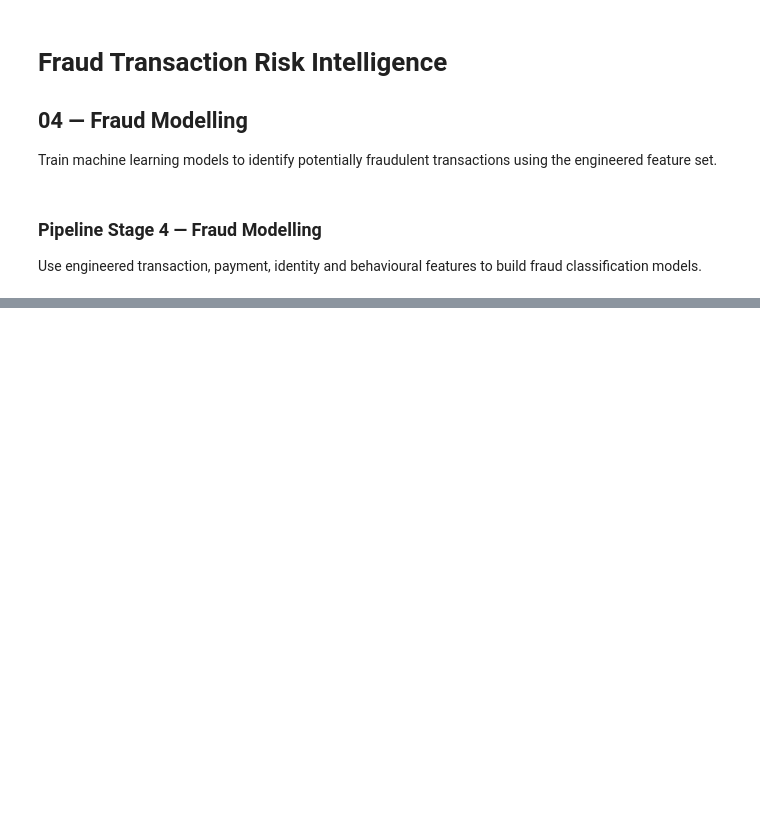
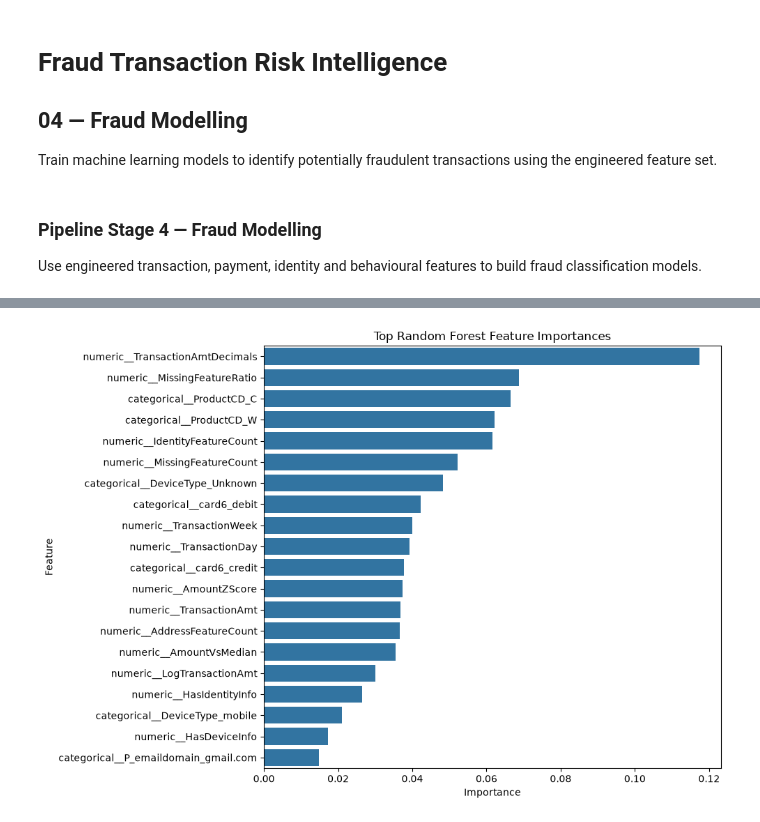
Before and after one commit to AditiSingh16/fraud-transaction-risk-intelligence, a Jupyter notebook: notebooks/4_fraud_modeling.ipynb, the cells around one changed output, grey strips where cells are left out. Cells and saved outputs as stored; diff of their text form; code cells hidden in the pictures; blank space fills up the shorter version.

```diff
--- a/notebooks/4_fraud_modeling.ipynb
+++ b/notebooks/4_fraud_modeling.ipynb
@@ -40,0 +295,13 @@ pd.set_option("display.max_columns", 100)
+# %%
+logistic_model = Pipeline([
+    ("preprocessor", preprocessor),
+    ("model", LogisticRegression(
+        max_iter=300,
+        class_weight="balanced",
+        random_state=42
+    ))
+])
+
+logistic_model.fit(X_train, y_train)
+
+print("Logistic Regression trained successfully.")
@@ -40,0 +506,15 @@ pd.set_option("display.max_columns", 100)
+# %%
+rf_estimator = random_forest_model.named_steps["model"]
+fitted_preprocessor = random_forest_model.named_steps["preprocessor"]
+
+feature_names = fitted_preprocessor.get_feature_names_out()
+
+feature_importance = pd.DataFrame({
+    "Feature": feature_names,
+    "Importance": rf_estimator.feature_importances_
+}).sort_values(
+    "Importance",
+    ascending=False
+)
+
+feature_importance.head(20)
@@ -40,0 +539,19 @@ pd.set_option("display.max_columns", 100)
+# %%
+top_importance = feature_importance.head(20)
+
+plt.figure(figsize=(10, 7))
+
+sns.barplot(
+    data=top_importance,
+    x="Importance",
+    y="Feature"
+)
+
+plt.title("Top Random Forest Feature Importances")
+plt.xlabel("Importance")
+plt.ylabel("Feature")
+
+plt.tight_layout()
+plt.show()
+# %% [output]
+[figure, added]
```
Also changed, not shown: parts of 49 cells of this notebook.
